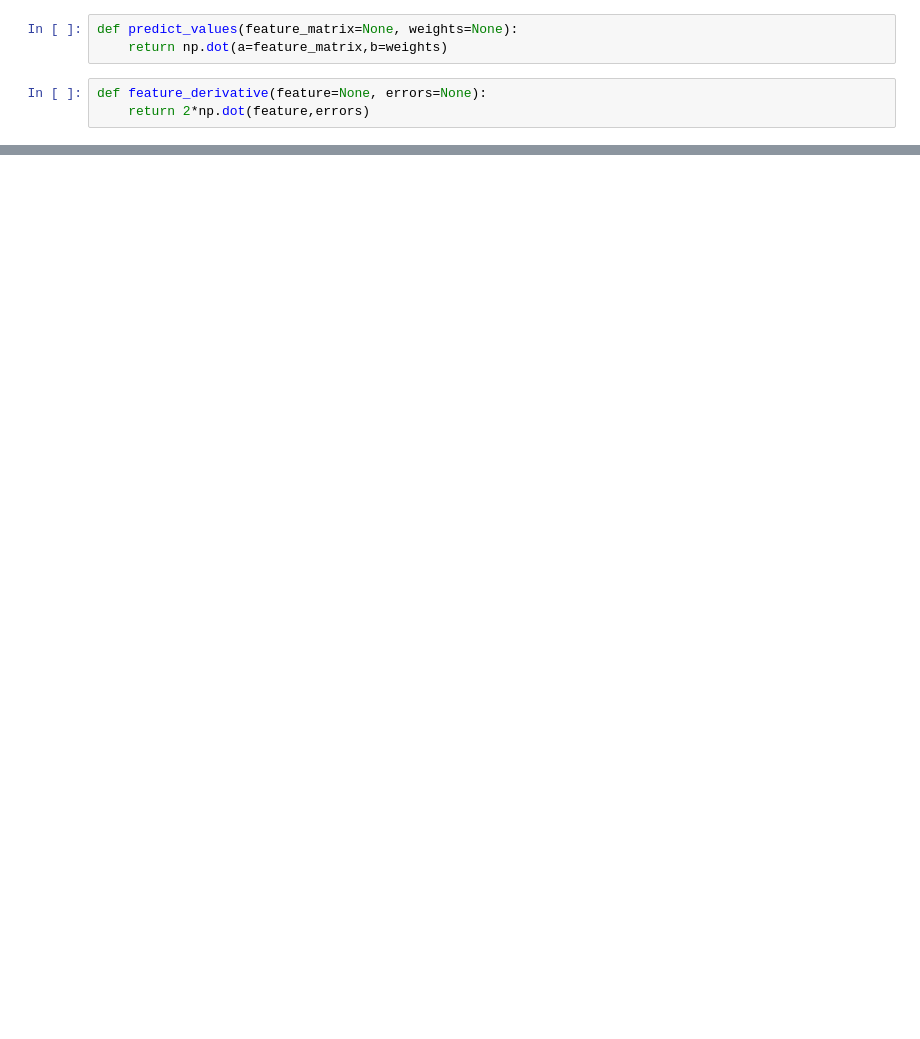
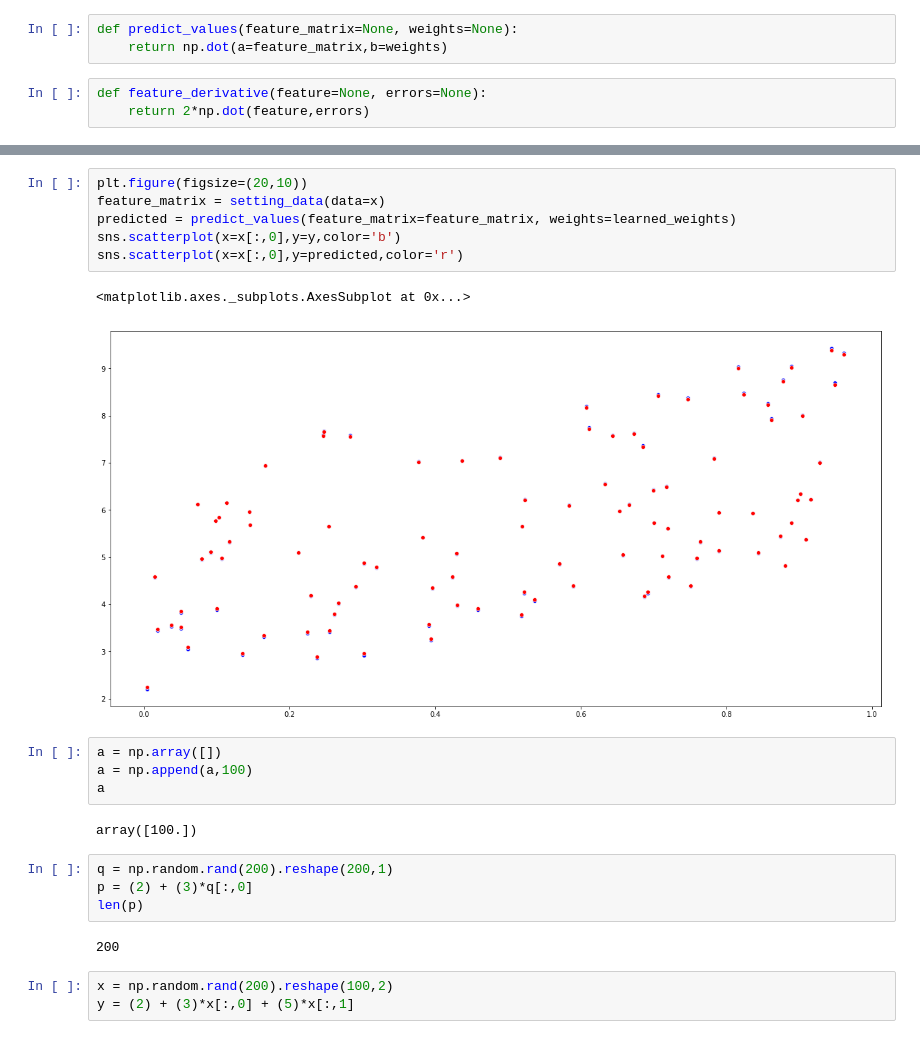
Before and after one commit to nauman-chaudhary/LinearRegression, a Jupyter notebook: MLR.ipynb, the cells around one changed output, grey strips where cells are left out. Drawn from its saved outputs; the diff is of its cells as text; blank space fills up the shorter version.

```diff
--- a/MLR.ipynb
+++ b/MLR.ipynb
@@ -109,0 +118,24 @@ target
+# %%
+plt.figure(figsize=(20,10))
+feature_matrix = setting_data(data=x)
+predicted = predict_values(feature_matrix=feature_matrix, weights=learned_weights)
+sns.scatterplot(x=x[:,0],y=y,color='b')
+sns.scatterplot(x=x[:,0],y=predicted,color='r')
+# %% [output]
+<matplotlib.axes._subplots.AxesSubplot at 0x...>
+[figure, added]
+# %%
+a = np.array([])
+a = np.append(a,100)
+a
+# %% [output]
+array([100.])
+# %%
+q = np.random.rand(200).reshape(200,1)
+p = (2) + (3)*q[:,0]
+len(p)
+# %% [output]
+200
+# %%
+x = np.random.rand(200).reshape(100,2)
+y = (2) + (3)*x[:,0] + (5)*x[:,1]
```
Also changed, not shown: parts of 19 cells of this notebook, 2 other files.
